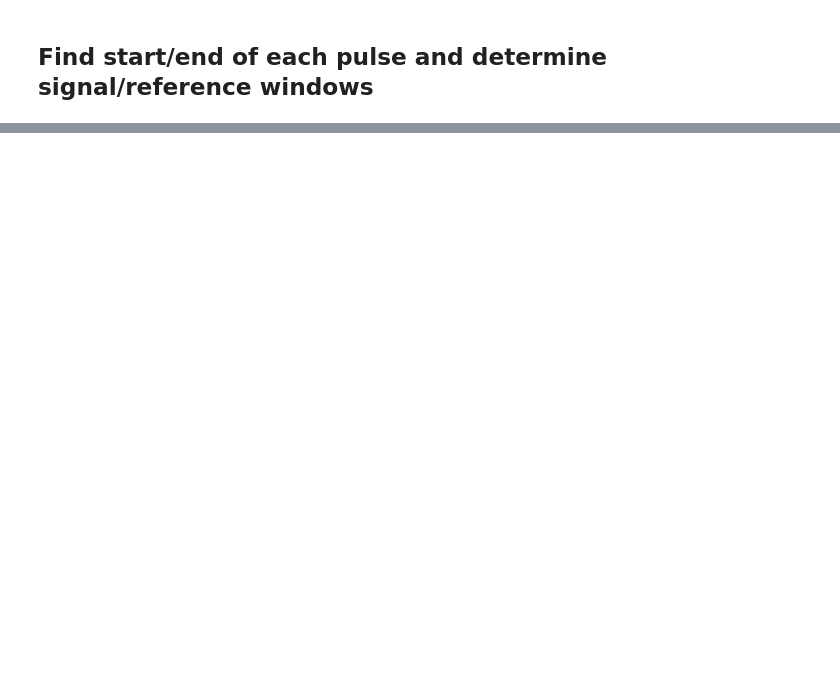
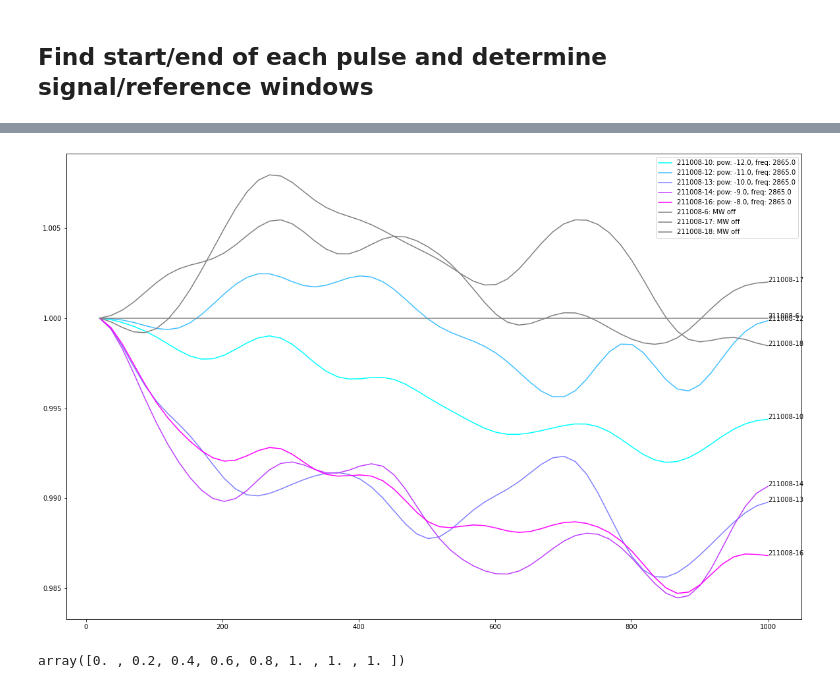
Before and after one commit to LCarnovale/HonoursAnalysis, a Jupyter notebook: analyse_rabi.ipynb, the cells around one changed output, grey strips where cells are left out. Saved outputs shown, nothing was run; the diff lists cells and outputs as text; code cells hidden in the pictures; blank space fills up the shorter version.

```diff
--- a/analyse_rabi.ipynb
+++ b/analyse_rabi.ipynb
@@ -271,0 +358,72 @@ NameError: name 'wwid' is not defined
+# %%
+rd = lambda date, *n : [DI(n_, date) for n_ in n]
+reversed = [
+    *rd("211001", 12), #r2(26)
+]
+off_res = [
+    *rd("211001", 19)
+]
+amp_off = [
+    *rd("211001", 23), *rd("211008", 6, 17, 18)
+]
+normalise = True
+norm_tau, norm_array = smoothed_series[DI(6, "211008")]
+runs = [*rd("211008", 6, 10, 12, 13, 14, 16, 17, 18,)]# 21, 22, 27, 29)]
+# %%
+# Plot normalised rabi curves
+# r = lambda n : DI(n, "210928")
+r2 = lambda *n : [DI(n_, "211001") for n_ in n] if len(n) > 1 else DI(n[0], "211001")
+
+
+# reversed = [
+#     r2(12), #r2(26)
+# ]
+# off_res = [
+#     *rd("211001", 19)
+# ]
+# amp_off = [
+#     *rd("211001", 23), *rd("211008", 6, 17)
+# ]
+# run_nums = []#6, 7, 8, 10, 11, 12, 19, 23]#, 17, 21, 22, 24, 25, 19, 23]
+# # run_nums = [23, 22, 21, 24, 25, 26][2:]
+# runs = [*rd("211001", *run_nums), *rd("211008", 6, 10, 12, 13, 14, 16, 17)]
+powered_runs = np.array([r for r in runs if r not in amp_off])
+
+
+# runs = [i for i in range(len(rabi_specs)-1)]
+pow_range = MW_pows[powered_runs] #np.array([n for n in runs], dtype=float)
+pow_0to1 = pow_range - min(pow_range)
+pow_0to1 /= max(pow_0to1)
+
+cmap = plt.cm.cool(pow_0to1)
+plt.figure(figsize=(20, 13))
+off_runs = [r for r in runs if r in amp_off]
+all_runs = list(powered_runs) + off_runs
+all_clrs = list(cmap) + ["k"] * len(off_runs)
+for n, c in zip(all_runs, all_clrs):
+    tau_ax, vals = smoothed_series[n]
+    if n in reversed:
+        vals = vals[::-1]
+        tau_ax = tau_ax[::-1]
+    if n in off_res:
+        c = "black"
+    if n in amp_off:
+        c = "gray"
+    if normalise:
+        vals = vals / np.interp(x=tau_ax, xp=norm_tau, fp=norm_array)
+        # vals = vals / norm_array
+    vals = vals - vals[0] + 1
+    if n in off_runs:
+        l = f"{keys_nice[n]}: MW off"
+    else:
+        l = f"{keys_nice[n]}: pow: {MW_pows[n]}, freq: {MW_freqs[n]}"
+    plt.plot(tau_ax, vals, color=c, label=l)
+    plt.annotate(f"{keys_nice[n]}", (tau_ax[-1], vals[-1]))
+plt.legend()
+plt.show()
+# %% [output]
+[figure, added]
+# %%
+pow_0to1
+# %% [output]
+array([0. , 0.2, 0.4, 0.6, 0.8, 1. , 1. , 1. ])
```
Also changed, not shown: parts of 7 cells of this notebook, 2 other files.
